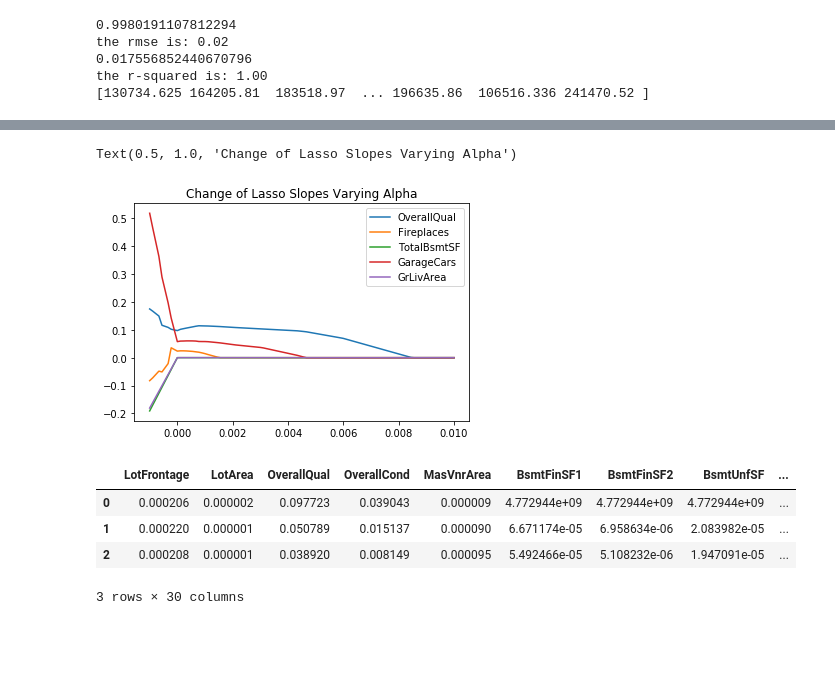
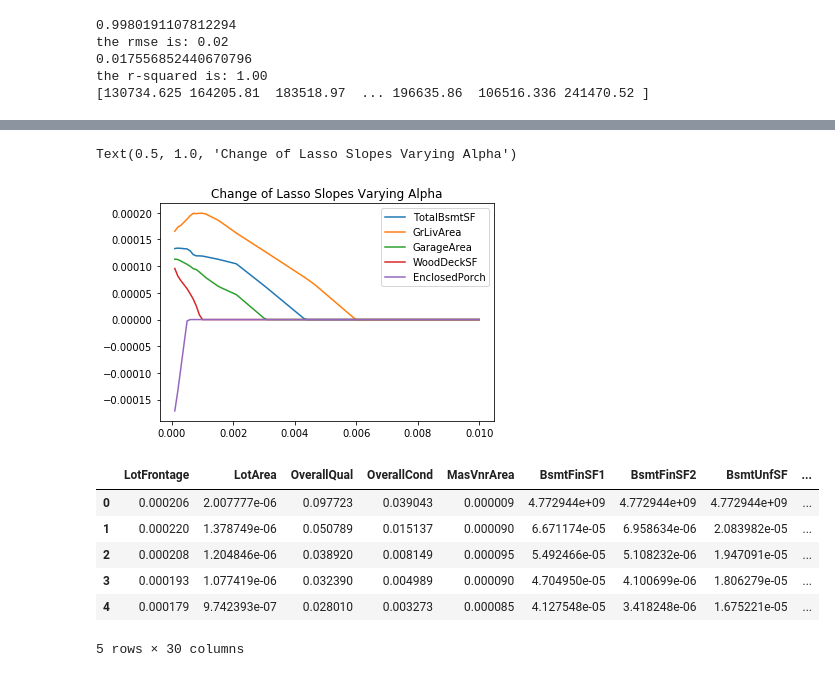
Before and after one commit to miggitymack/house-prices-advanced-regression-techniques, a Jupyter notebook: housing_prices.ipynb, the cells around one changed output, grey strips where cells are left out. Drawn from its saved outputs; the diff is of its cells as text; code cells hidden in the pictures; blank space fills up the shorter version.

```diff
--- a/housing_prices.ipynb
+++ b/housing_prices.ipynb
@@ -396,5 +398,5 @@ plt.tight_layout()
 # %%
-alphas = np.linspace(-.001,.01,100)
+alphas = np.linspace(.0001,.01,100)
 lasso.set_params(normalize=True)
 coefs  = []
 scores = []
@@ -404,7 +406,13 @@ for alpha in alphas:
         coefs.append(lasso.coef_)
         scores.append(lasso.score(merged_housing, train_sale_price))
 coefs = pd.DataFrame(coefs, index = alphas, columns = merged_housing.columns)
-coefs = coefs[['OverallQual', 'Fireplaces', 'TotalBsmtSF', 'GarageCars', 'GrLivArea']]
+# %%
+from sklearn.feature_selection import RFE
+
+rfe = RFE(Lasso(), n_features_to_select=5)
+rfe.fit(merged_housing, train_sale_price)
+selected_feat = merged_housing.columns[(rfe.get_support())]
+coefs = coefs[selected_feat.to_list()]
 # %%
 for name in coefs.columns:
     plt.plot(alphas, coefs[name], label=name)
@@ -412,23 +420,24 @@ plt.legend(loc=1)
 plt.title('Change of Lasso Slopes Varying Alpha')
 # %% [output]
 Text(0.5, 1.0, 'Change of Lasso Slopes Varying Alpha')
-[figure, old version]
+[figure, new version]
 # %%
-alphas = np.arange(0,3)
+alphas = np.arange(0,20)
 ridge.set_params(normalize=True)
 ridge_coefs  = []
 scores = []
 for alpha in alphas:
         ridge.set_params(alpha=alpha)
         ridge.fit(merged_housing, train_sale_price)
         ridge_coefs.append(ridge.coef_)
         scores.append(ridge.score(merged_housing, train_sale_price))
 ridge_coefs = pd.DataFrame(ridge_coefs, index = alphas, columns = merged_housing.columns)
-ridge_coefs = coefs[['OverallQual', 'Fireplaces', 'TotalBsmtSF', 'GarageCars', 'GrLivArea']]
-coefs.head()
+ridge_coefs.head()
 # %% [output]
 |  | LotFrontage | LotArea | OverallQual | OverallCond | MasVnrArea | BsmtFinSF1 | BsmtFinSF2 | BsmtUnfSF | ... |
-| 0 | 0.000206 | 0.000002 | 0.097723 | 0.039043 | 0.000009 | 4.772944e+09 | 4.772944e+09 | 4.772944e+09 | ... |
-| 1 | 0.000220 | 0.000001 | 0.050789 | 0.015137 | 0.000090 | 6.671174e-05 | 6.958634e-06 | 2.083982e-05 | ... |
-| 2 | 0.000208 | 0.000001 | 0.038920 | 0.008149 | 0.000095 | 5.492466e-05 | 5.108232e-06 | 1.947091e-05 | ... |
+| 0 | 0.000206 | 2.007777e-06 | 0.097723 | 0.039043 | 0.000009 | 4.772944e+09 | 4.772944e+09 | 4.772944e+09 | ... |
+| 1 | 0.000220 | 1.378749e-06 | 0.050789 | 0.015137 | 0.000090 | 6.671174e-05 | 6.958634e-06 | 2.083982e-05 | ... |
+| 2 | 0.000208 | 1.204846e-06 | 0.038920 | 0.008149 | 0.000095 | 5.492466e-05 | 5.108232e-06 | 1.947091e-05 | ... |
+| 3 | 0.000193 | 1.077419e-06 | 0.032390 | 0.004989 | 0.000090 | 4.704950e-05 | 4.100699e-06 | 1.806279e-05 | ... |
+| 4 | 0.000179 | 9.742393e-07 | 0.028010 | 0.003273 | 0.000085 | 4.127548e-05 | 3.418248e-06 | 1.675221e-05 | ... |
-3 rows × 30 columns
+5 rows × 30 columns
```
Also changed, not shown: parts of 10 cells of this notebook, 3 other files.
